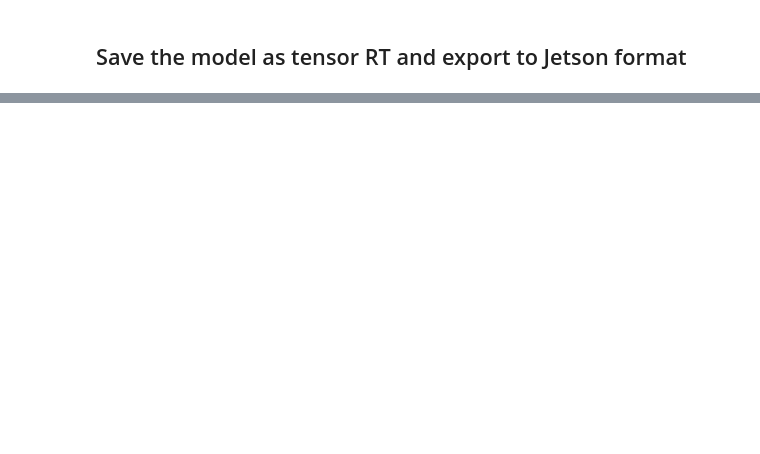
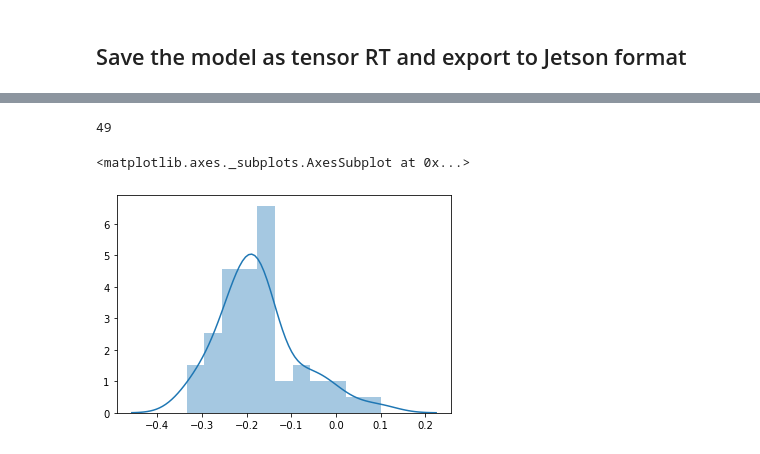
Before and after one commit to ARCC-RACE/ai_training_notebooks, a Jupyter notebook: basic_supervised_net/rosey/rosey_v2.ipynb, the cells around one changed output, grey strips where cells are left out. Saved outputs shown, nothing was run; the diff lists cells and outputs as text; code cells hidden in the pictures; blank space fills up the shorter version.

```diff
--- a/basic_supervised_net/rosey/rosey_v2.ipynb
+++ b/basic_supervised_net/rosey/rosey_v2.ipynb
@@ -353,0 +352,13 @@ Output: -0.09527460485696792603
+# %%
+# Run many samples through and save distribution
+validation_generator = batch_generator(data_directory, test_x, test_y, 32, False)
+test = []
+for i in range(50):
+    img, _ = next(validation_generator)
+    test.append(saved_model(img.astype(np.float32))[0][0])
+    print(str(i), end="\r")
+sns.distplot(test)
+# %% [output]
+49
+<matplotlib.axes._subplots.AxesSubplot at 0x...>
+[figure, added]
```
Also changed, not shown: parts of 12 cells of this notebook, 56 other files.
